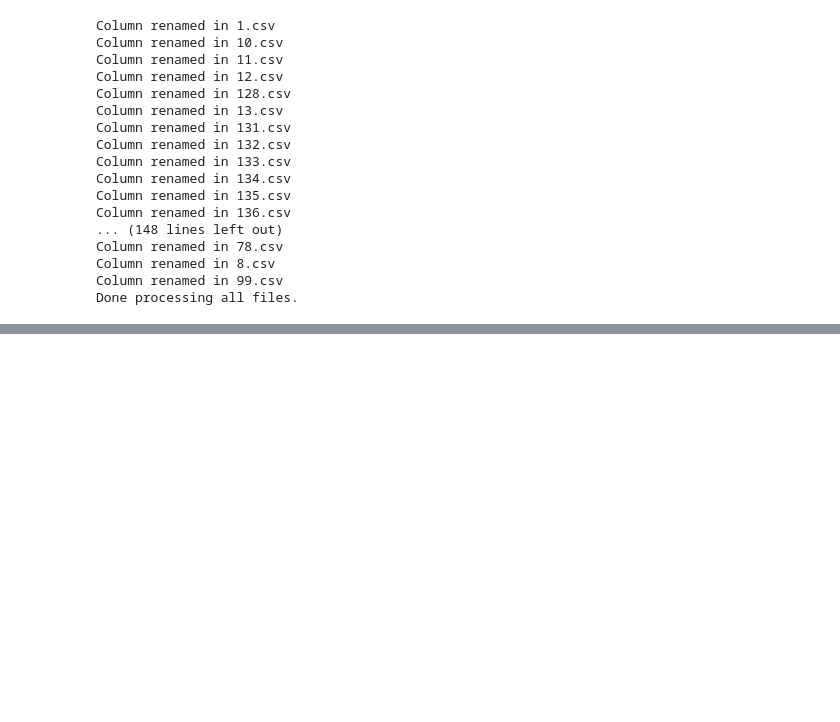
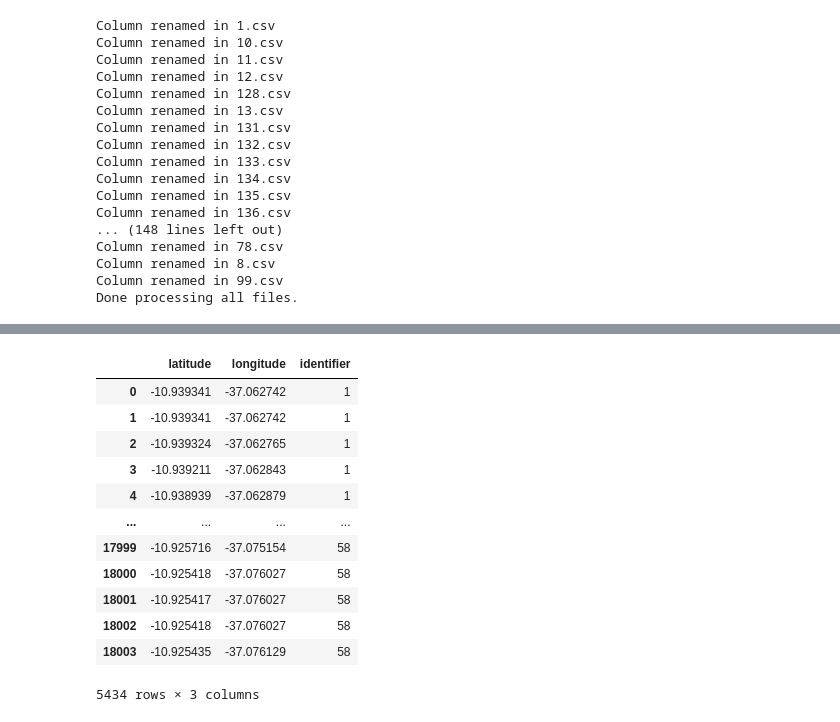
Before and after one commit to shafizurRseeam/location_privacy, a Jupyter notebook: data_preprocess/gps_trajectories_preprocess.ipynb, the cells around one changed output, grey strips where cells are left out. Saved outputs shown, nothing was run; the diff lists cells and outputs as text; code cells hidden in the pictures; blank space fills up the shorter version.

```diff
--- a/data_preprocess/gps_trajectories_preprocess.ipynb
+++ b/data_preprocess/gps_trajectories_preprocess.ipynb
@@ -346,0 +445,53 @@ Done processing all files.
+# %%
+import numpy as np
+
+
+df = pd.read_csv(r'C:\Users\ss6365\Desktop\location_privacy_final\uci\data\merged_all_utility_subset.csv')
+
+def haversine(lat1, lon1, lat2, lon2):
+    # Radius of the Earth in km
+    R = 6371.0
+    # Convert coordinates from degrees to radians
+    lat1, lon1, lat2, lon2 = map(np.radians, [lat1, lon1, lat2, lon2])
+    # Haversine formula
+    dlat = lat2 - lat1
+    dlon = lon2 - lon1
+    a = np.sin(dlat/2)**2 + np.cos(lat1) * np.cos(lat2) * np.sin(dlon/2)**2
+    c = 2 * np.arctan2(np.sqrt(a), np.sqrt(1 - a))
+    distance = R * c
+    return distance
+
+def find_square_boundaries(lat, lon, distance_km):
+    # Approximate conversions
+    delta_lat = distance_km / 111  # 111 km per degree of latitude
+    delta_lon = distance_km / (111 * np.cos(np.radians(lat)))  # Adjust for longitude
+    return lat - delta_lat, lat + delta_lat, lon - delta_lon, lon + delta_lon
+
+
+# Calculate the median (or mean) latitude and longitude
+central_lat = df['latitude'].median()
+central_lon = df['longitude'].median()
+
+
+# Define the square region boundaries
+lat_min, lat_max, lon_min, lon_max = find_square_boundaries(central_lat, central_lon, 2)
+
+# Filter the DataFrame for points within the 1 km square
+df_limit = df[(df['latitude'] >= lat_min) & (df['latitude'] <= lat_max) &
+               (df['longitude'] >= lon_min) & (df['longitude'] <= lon_max)]
+
+df_limit
+# %% [output]
+|  | latitude | longitude | identifier |
+| 0 | -10.939341 | -37.062742 | 1 |
+| 1 | -10.939341 | -37.062742 | 1 |
+| 2 | -10.939324 | -37.062765 | 1 |
+| 3 | -10.939211 | -37.062843 | 1 |
+| 4 | -10.938939 | -37.062879 | 1 |
+| ... | ... | ... | ... |
+| 17999 | -10.925716 | -37.075154 | 58 |
+| 18000 | -10.925418 | -37.076027 | 58 |
+| 18001 | -10.925417 | -37.076027 | 58 |
+| 18002 | -10.925418 | -37.076027 | 58 |
+| 18003 | -10.925435 | -37.076129 | 58 |
+5434 rows × 3 columns
```
Also changed, not shown: parts of 4 cells of this notebook, 4 other files.
